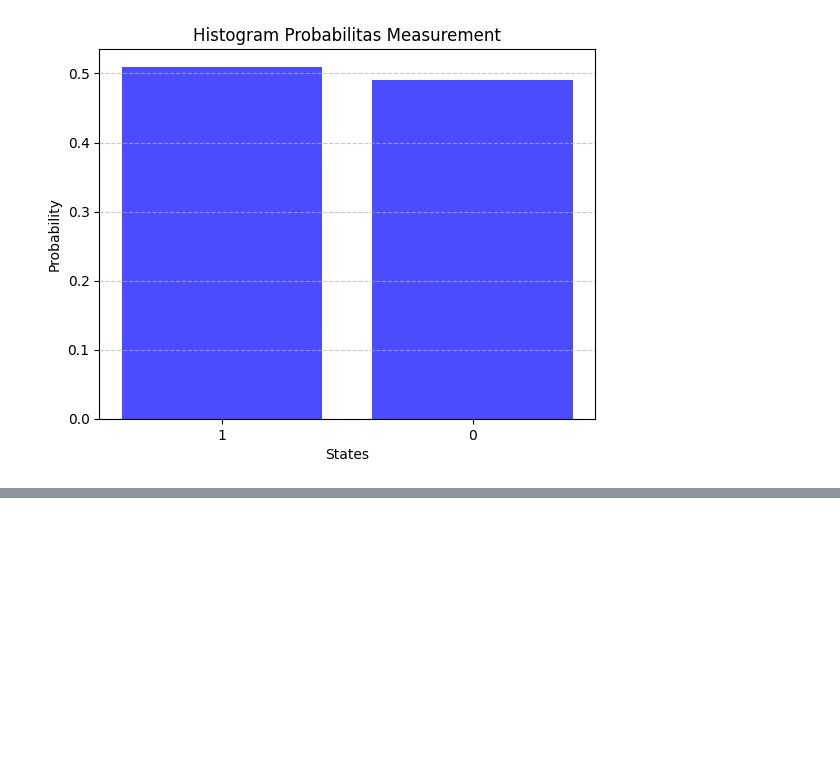
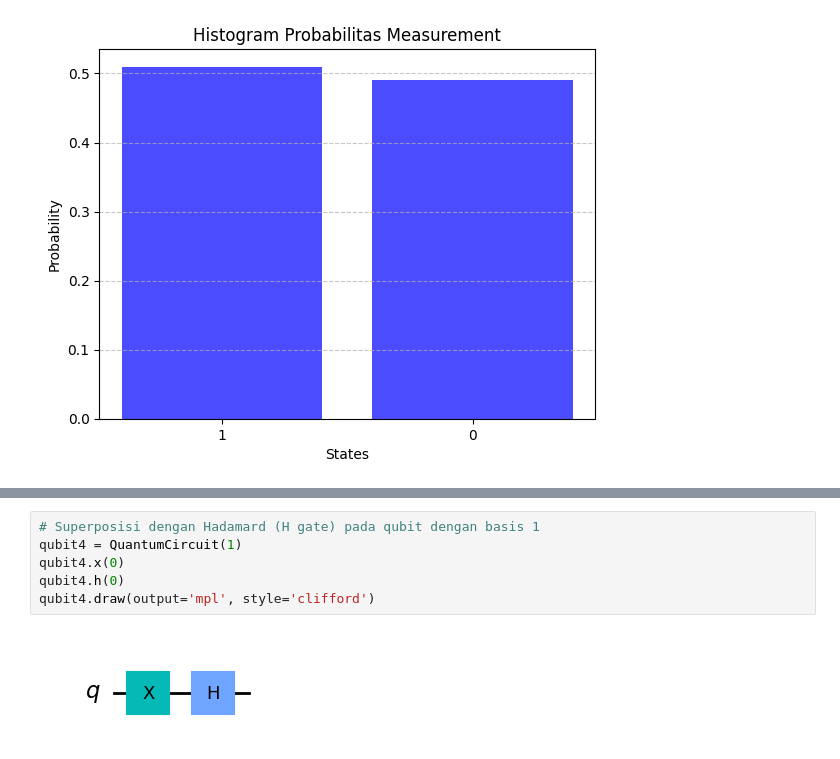
Before and after one commit to Indramawanciputra28/Komputasi-Kuantum, a Jupyter notebook: Hello_Qiskit.ipynb, the cells around one changed output, grey strips where cells are left out. Cells and saved outputs as stored; diff of their text form; blank space fills up the shorter version.

```diff
--- a/Hello_Qiskit.ipynb
+++ b/Hello_Qiskit.ipynb
@@ -167,0 +167,8 @@ plt.show()
+# %%
+# Superposisi dengan Hadamard (H gate) pada qubit dengan basis 1
+qubit4 = QuantumCircuit(1)
+qubit4.x(0)
+qubit4.h(0)
+qubit4.draw(output='mpl', style='clifford')
+# %% [output]
+[figure, added]
```
Also changed, not shown: parts of 16 cells of this notebook.
